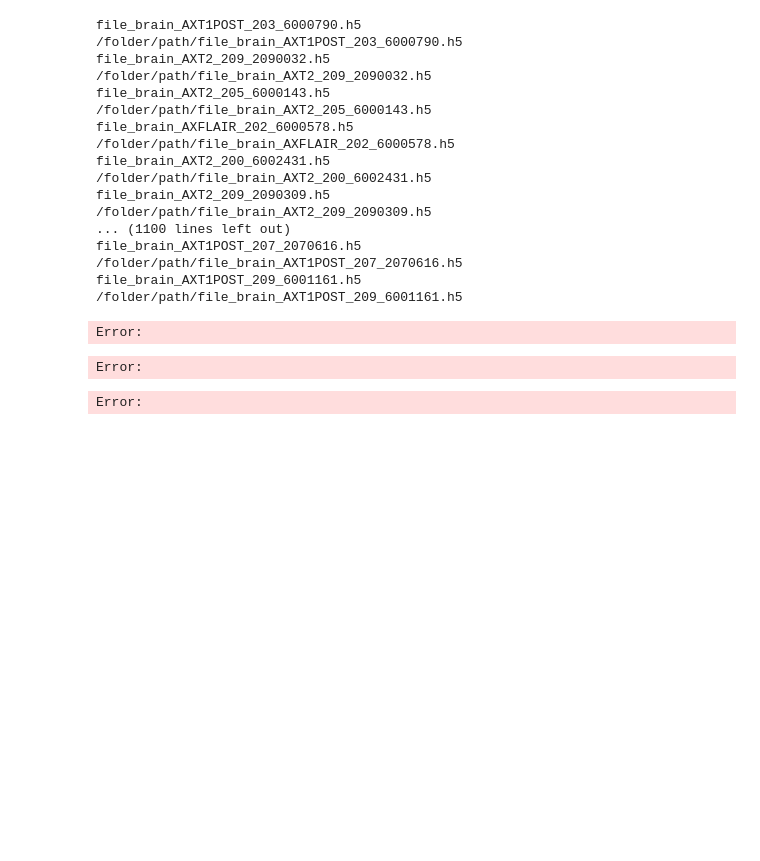
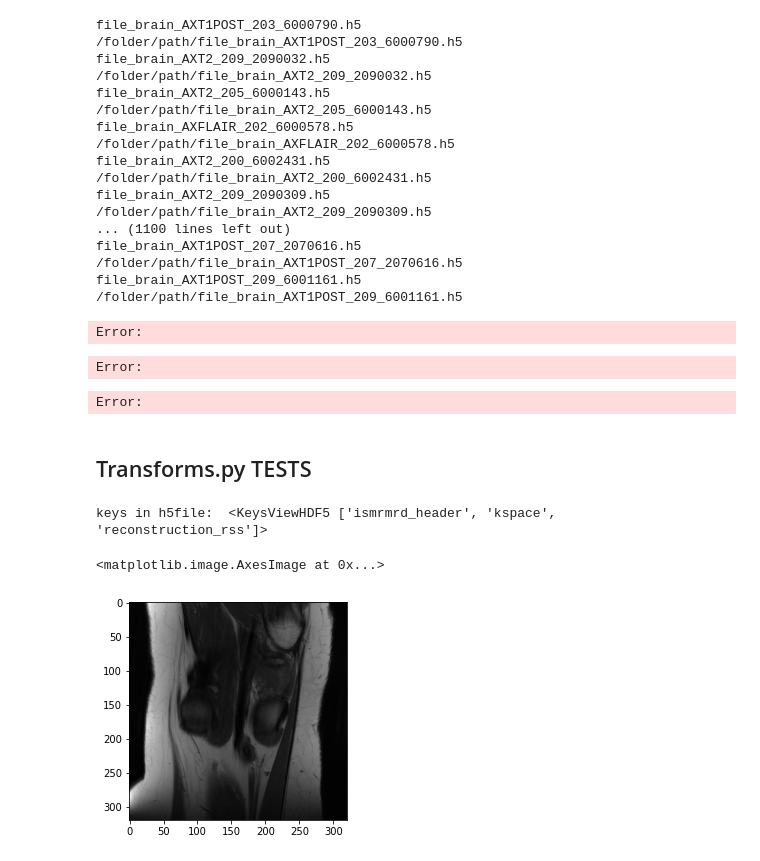
Before and after one commit to AlexSlock/fastMRI-hybrid-modelling, a Jupyter notebook: CSUNet/PreprocessingCode/preprocessing_tests.ipynb, the cells around one changed output. Drawn from its saved outputs; the diff is of its cells as text; code cells hidden in the pictures; blank space fills up the shorter version.

```diff
--- a/CSUNet/PreprocessingCode/preprocessing_tests.ipynb
+++ b/CSUNet/PreprocessingCode/preprocessing_tests.ipynb
@@ -2678,3 +2721,56 @@ file_brain_AXT1POST_209_6001161.h5
 Error:
 Error:
 Error:
+# %% [markdown]
+## Transforms.py TESTS
+# %%
+import os
+from fastmri.data import transforms as T
+import fastmri
+
+## GIVEN
+path_h5file = "/DATASERVER/MIC/SHARED/NYU_FastMRI/Knee/multicoil_train/file1000974.h5"
+h5file = h5py.File(path_h5file, 'r')
+attrs = h5file.attrs
+fname = "file1000974.h5"
+bart_path = "/DATASERVER/MIC/GENERAL/STUDENTS/aslock2/CS_Output/knee_train/"
+slice_num = 30
+    ## TARGET:
+# fetched in mri_data.py as: (but self.recons_key is defined above as "reconstruction_rss")
+#target = h5file[self.recons_key][slice_num] if "recons_key" in hf else None
+target = h5file["reconstruction_rss"][slice_num]
+
+##  INSIDE UNETDATATRANSFORM
+fname_base = fname.replace(".h5", "")
+bart_fname = f"{fname_base}_cs.npy"
+bart_full_path = os.path.join(bart_path, bart_fname)
+bart_image = np.load(bart_full_path)
+image = T.to_tensor(bart_image[slice_num, ...])
+
+# check for max value
+max_value = attrs["max"] if "max" in attrs.keys() else 0.0
+
+# absolute value
+image = fastmri.complex_abs(image)
+
+# normalize input
+image, mean, std = T.normalize_instance(image, eps=1e-11)
+image = image.clamp(-6, 6)
+
+# normalize target ## PROBLEM: need new target
+if target is not None:
+    target_torch = to_tensor(target)
+    target_torch = center_crop(target_torch, crop_size)
+    target_torch = normalize(target_torch, mean, std, eps=1e-11)
+    target_torch = target_torch.clamp(-6, 6)
+else:
+    target_torch = torch.Tensor([0])
+# %%
+print("keys in h5file: ", str(h5file.keys()))
+# %% [output]
+keys in h5file:  <KeysViewHDF5 ['ismrmrd_header', 'kspace', 'reconstruction_rss']>
+# %%
+plt.imshow(target, cmap='gray')
+# %% [output]
+<matplotlib.image.AxesImage at 0x...>
+[figure, added]
```
Also changed, not shown: parts of 5 cells of this notebook.
